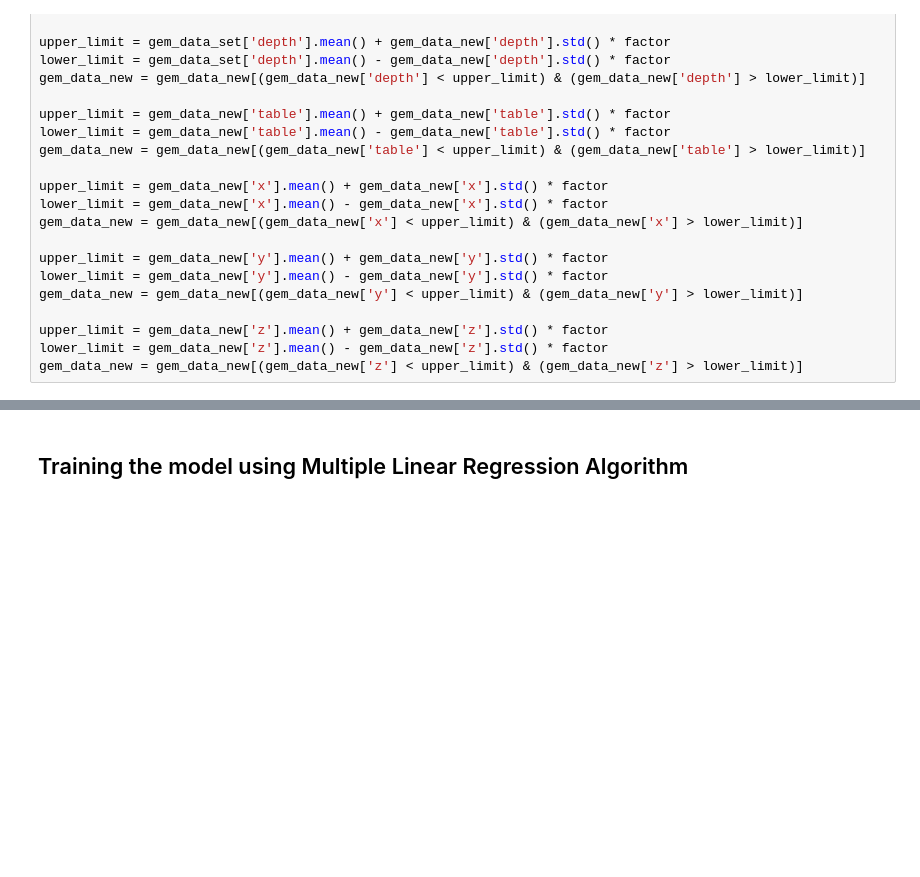
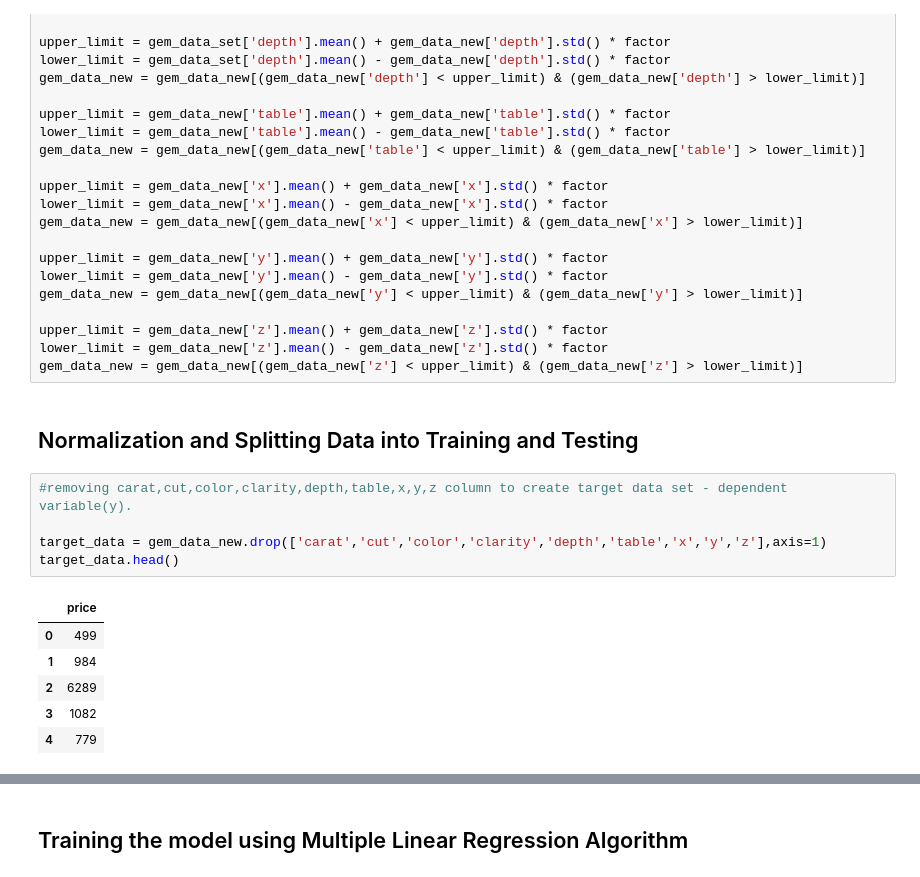
Before and after one commit to MininduKothalawala/ML_Assignment2_IT19184036_IT19188850_IT19185408_IT19195230, a Jupyter notebook: gemstone_price_detection_using_multiple_linear_regression.ipynb, the cells around one changed output, grey strips where cells are left out. Drawn from its saved outputs; the diff is of its cells as text; blank space fills up the shorter version.

Commit message:
Normalization  and Outliar handling done

```diff
--- a/gemstone_price_detection_using_multiple_linear_regression.ipynb
+++ b/gemstone_price_detection_using_multiple_linear_regression.ipynb
@@ -394,3 +394,17 @@ gem_data_new = gem_data_new[(gem_data_new['y'] < upper_limit) & (gem_data_new['y
 upper_limit = gem_data_new['z'].mean() + gem_data_new['z'].std() * factor
 lower_limit = gem_data_new['z'].mean() - gem_data_new['z'].std() * factor
 gem_data_new = gem_data_new[(gem_data_new['z'] < upper_limit) & (gem_data_new['z'] > lower_limit)]
+# %% [markdown]
+## Normalization and Splitting Data into Training and Testing
+# %%
+#removing carat,cut,color,clarity,depth,table,x,y,z column to create target data set - dependent variable(y).
+
+target_data = gem_data_new.drop(['carat','cut','color','clarity','depth','table','x','y','z'],axis=1)
+target_data.head()
+# %% [output]
+|  | price |
+| 0 | 499 |
+| 1 | 984 |
+| 2 | 6289 |
+| 3 | 1082 |
+| 4 | 779 |
```
Also changed, not shown: parts of 6 cells of this notebook.
